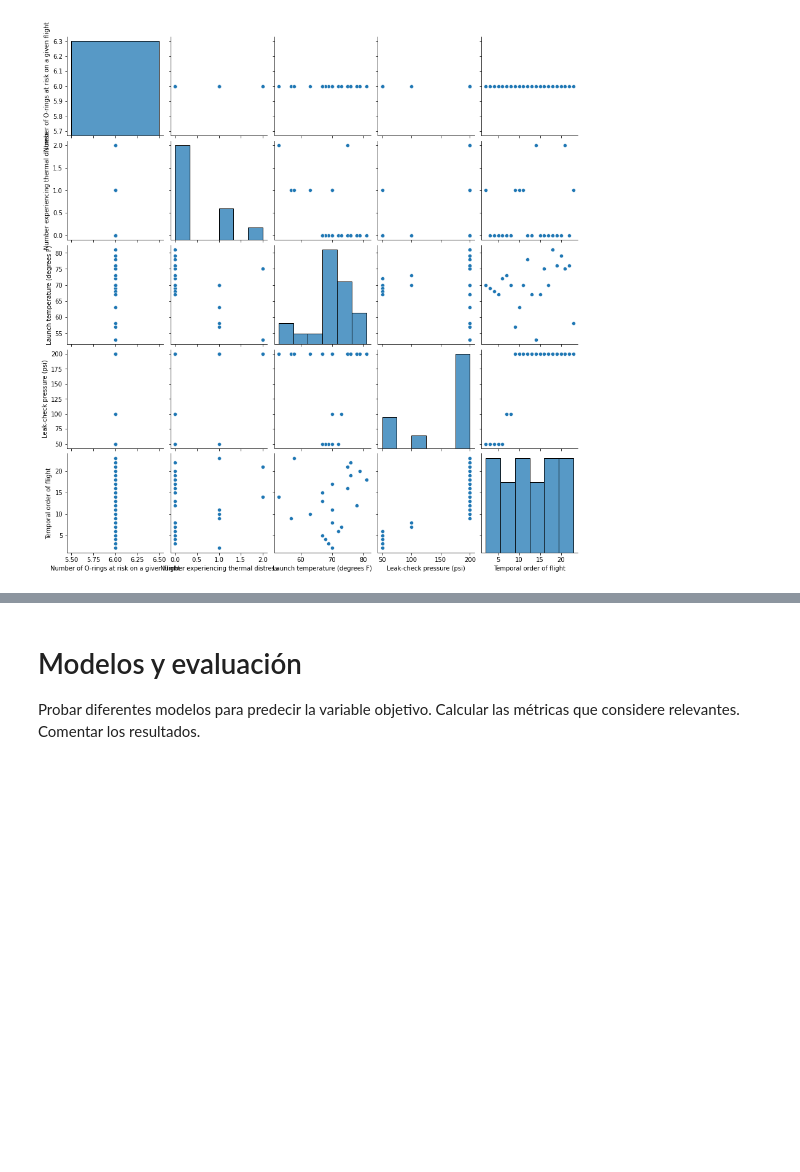
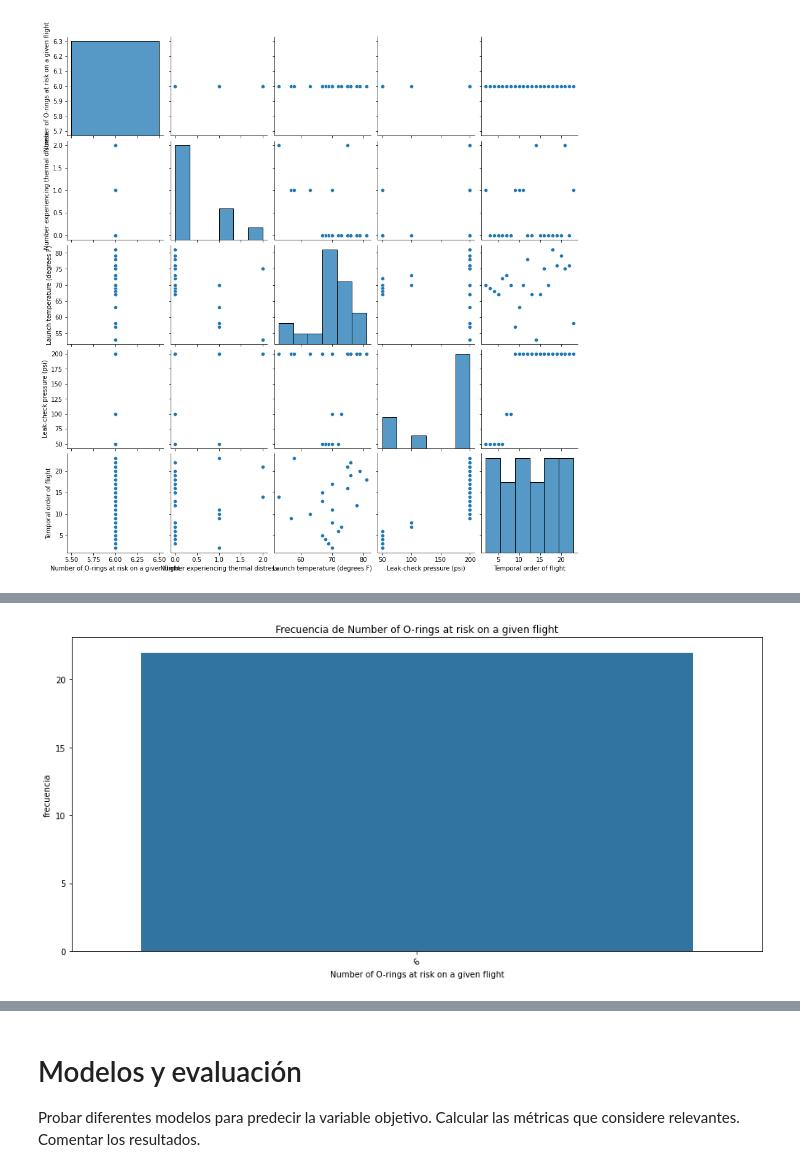
Before and after one commit to Yarrieta/intro_ia, a Jupyter notebook: tp_integrador_enunciado/template_tp_integrador_dataset.ipynb, the cells around one changed output, grey strips where cells are left out. Saved outputs shown, nothing was run; the diff lists cells and outputs as text; code cells hidden in the pictures; blank space fills up the shorter version.

```diff
--- a/tp_integrador_enunciado/template_tp_integrador_dataset.ipynb
+++ b/tp_integrador_enunciado/template_tp_integrador_dataset.ipynb
@@ -208,0 +225,19 @@ histograma(my_data.sample(1000, random_state=0),"tip_amount")
+# %%
+def visualizar_variables_categoricas(data,variable):
+    import pandas as pd
+    frecuencia_= data[variable].value_counts()
+    freq_= pd.DataFrame(frecuencia_).reset_index()
+    freq_.columns= [variable, 'frecuencia']
+
+    plt.figure(figsize=(15,7))
+    plt.xticks(rotation=35)
+    sns.barplot(x= variable, y= 'frecuencia', data = freq_)
+    #plt.subplot(2,2, index+1)
+    plt.title("Frecuencia de {}".format(variable))
+    plt.xlabel(variable)
+    plt.ylabel("frecuencia")
+    plt.show()
+# %%
+visualizar_variables_categoricas(my_data,'Number of O-rings at risk on a given flight')
+# %% [output]
+[figure, added]
```
Also changed, not shown: parts of 45 cells of this notebook, 9 other files.
